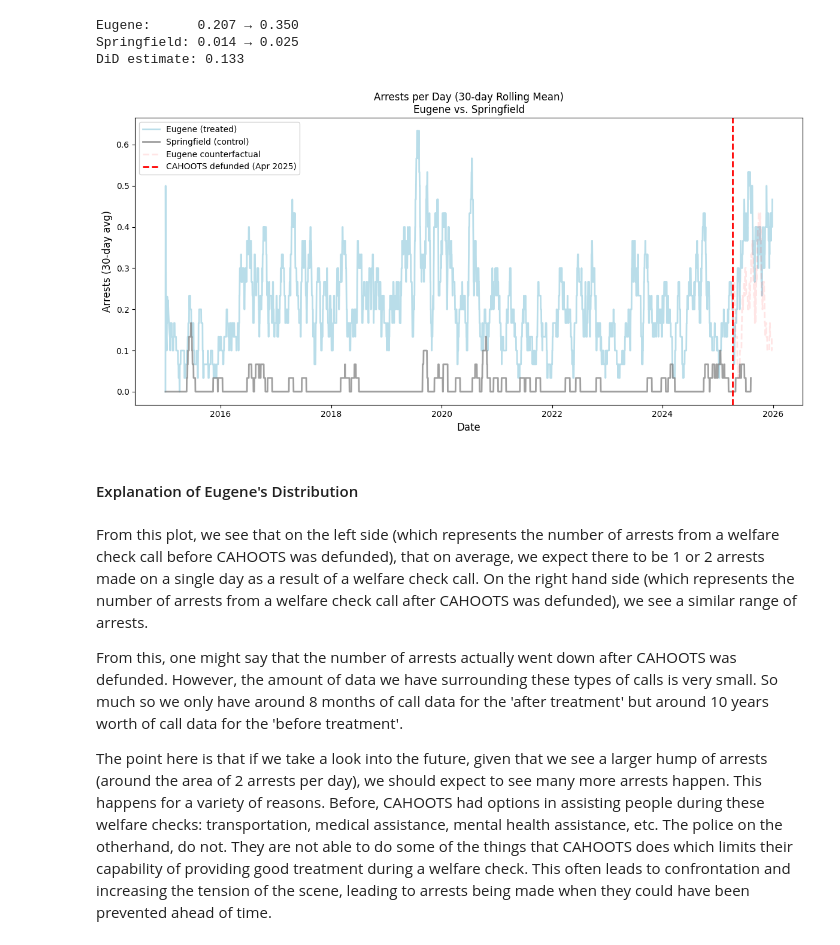
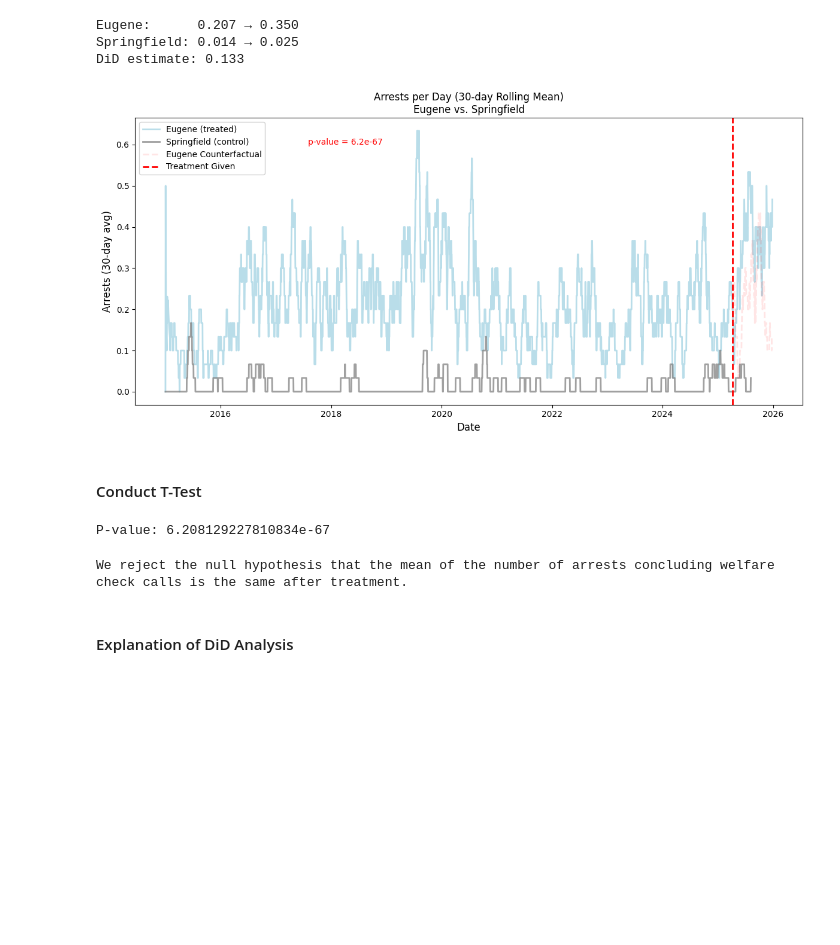
Before and after one commit to KanayaPatel/CAHOOTS-Gap-Performance-Analysis, a Jupyter notebook: outcome_analysis.ipynb, the cells around one changed output. Saved outputs shown, nothing was run; the diff lists cells and outputs as text; code cells hidden in the pictures; blank space fills up the shorter version.

Commit message:
fix visualizations and conduct t-test for outcome analysis. changed method from KDE to DiD.

```diff
--- a/outcome_analysis.ipynb
+++ b/outcome_analysis.ipynb
@@ -55,44 +56,57 @@ Eugene:      0.207 → 0.350
 Springfield: 0.014 → 0.025
 DiD estimate: 0.133
 # %%
-pre_mask  = merged['calltime'] < treatment_date
-post_mask = merged['calltime'] >= treatment_date
+pre_date  = merged['calltime'] < treatment_date
+post_date = merged['calltime'] >= treatment_date
 
-spd_pre_rate  = merged.loc[pre_mask,  'count_spd'].mean()
-spd_post_rate = merged.loc[post_mask, 'count_spd'].mean()
+spd_pre_rate  = merged.loc[pre_date,  'count_spd'].mean()
+spd_post_rate = merged.loc[post_date, 'count_spd'].mean()
 spd_delta     = spd_post_rate - spd_pre_rate
 
-post_dates      = merged.loc[post_mask, 'calltime']
-eugene_pre_mean = merged.loc[pre_mask, 'count_eug'].mean()
+post_dates      = merged.loc[post_date, 'calltime']
+eugene_pre_mean = merged.loc[pre_date, 'count_eug'].mean()
 
 # Tile the last year of pre-treatment Eugene forward -- FOR COUNTERFACTUAL LINE
-last_year_pre = merged.loc[pre_mask, 'count_eug'].tail(365).values
-n_post = post_mask.sum()
+last_year_pre = merged.loc[pre_date, 'count_eug'].tail(365).values
+n_post = post_date.sum()
 cf_values = np.tile(last_year_pre, int(np.ceil(n_post / 365)))[:n_post]
 cf_line = pd.Series(cf_values, index=post_dates.index)
 # %%
 plt.figure(figsize=(12,6))
 
 plt.plot(merged['calltime'], merged['count_eug'], label='Eugene (treated)', color='lightblue', linewidth=2, alpha=0.85)
 plt.plot(merged['calltime'], merged['count_spd'], label='Springfield (control)', color='gray', linewidth=2, alpha=0.75)
-plt.plot(post_dates, cf_line, linestyle='--', color='red', linewidth=2, alpha=0.1, label='Eugene counterfactual')
-plt.axvline(treatment_date, linestyle='--', color='red', linewidth=2, label='CAHOOTS defunded (Apr 2025)')
+plt.plot(post_dates, cf_line, linestyle='--', color='red', linewidth=2, alpha=0.1, label='Eugene Counterfactual')
+plt.axvline(treatment_date, linestyle='--', color='red', linewidth=2, label='Treatment Given')
 
 plt.title('Arrests per Day (30-day Rolling Mean)\nEugene vs. Springfield')
 plt.ylabel('Arrests (30-day avg)', fontsize=12)
 plt.xlabel('Date', fontsize=12)
+plt.text(pd.to_datetime("2017-08-01"), 0.6, "p-value = 6.2e-67", color='red')
 plt.legend(loc='upper left', framealpha=0.9, fontsize=10)
 
 plt.tight_layout()
 plt.savefig("diff_in_diff_outcome.png", dpi=300)
 plt.show()
 # %% [output]
-[figure, old version]
+[figure, new version]
+# %% [markdown]
+#### Conduct T-Test
+# %%
+before_treatment = merged[merged["calltime"] < treatment_date]['count_eug']
+after_treatment = merged[merged["calltime"] > treatment_date]['count_eug']
+# Perform test
+t_val, p = sci.ttest_ind(before_treatment, after_treatment, equal_var=False, nan_policy='omit')               # | Independent Two-Sample T-Test since sizes of before + after not same |
+                                                                                                              # | equal_var=False since variances are NOT the same                     |
+print(f"P-value: {p}")                                                                                        # | nan_policy="omit" since some observations are missing/nan            |
+# %% [output]
+P-value: 6.208129227810834e-67
+# %%
+if p < 0.05:
+    print("We reject the null hypothesis that the mean of the number of arrests concluding welfare check calls is the same after treatment.")
+else:
+    print("We fail to reject the null hypothesis that the mean of the number of arrests concluding welfare check calls is the same after treatment.")
+# %% [output]
+We reject the null hypothesis that the mean of the number of arrests concluding welfare check calls is the same after treatment.
 # %% [markdown]
-#### Explanation of Eugene's Distribution
+#### Explanation of DiD Analysis
-# %% [markdown]
-From this plot, we see that on the left side (which represents the number of arrests from a welfare check call before CAHOOTS was defunded), that on average, we expect there to be 1 or 2 arrests made on a single day as a result of a welfare check call. On the right hand side (which represents the number of arrests from a welfare check call after CAHOOTS was defunded), we see a similar range of arrests.
-
-From this, one might say that the number of arrests actually went down after CAHOOTS was defunded. However, the amount of data we have surrounding these types of calls is very small. So much so we only have around 8 months of call data for the 'after treatment' but around 10 years worth of call data for the 'before treatment'.
-
-The point here is that if we take a look into the future, given that we see a larger hump of arrests (around the area of 2 arrests per day), we should expect to see many more arrests happen. This happens for a variety of reasons. Before, CAHOOTS had options in assisting people during these welfare checks: transportation, medical assistance, mental health assistance, etc. The police on the otherhand, do not. They are not able to do some of the things that CAHOOTS does which limits their capability of providing good treatment during a welfare check. This often leads to confrontation and increasing the tension of the scene, leading to arrests being made when they could have been prevented ahead of time.
```
Also changed, not shown: parts of 6 cells of this notebook, 4 other files.
